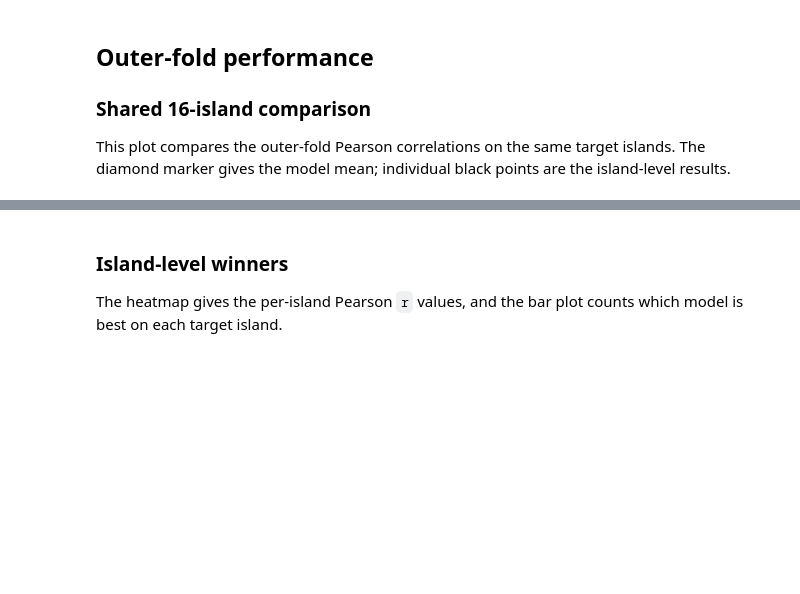
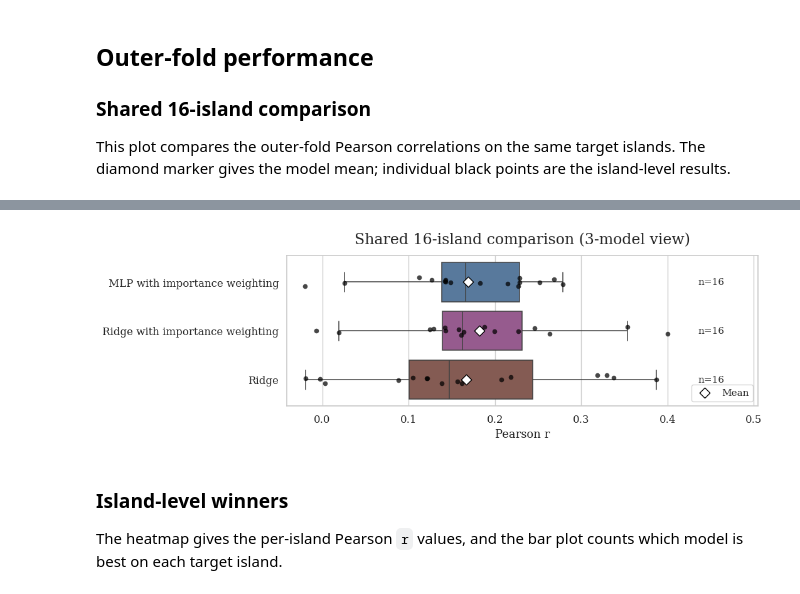
Before and after one commit to simennes/Master_thesis, a Jupyter notebook: notebooks/visualize_mlp_avggrm_vs_bpcrr_ridge.ipynb, the cells around one changed output, grey strips where cells are left out. Drawn from its saved outputs; the diff is of its cells as text; code cells hidden in the pictures; blank space fills up the shorter version.

Commit message:
importance 4 ready

```diff
--- a/notebooks/visualize_mlp_avggrm_vs_bpcrr_ridge.ipynb
+++ b/notebooks/visualize_mlp_avggrm_vs_bpcrr_ridge.ipynb
@@ -117,3 +121,90 @@ plot_full_baseline_comparison(report)
+# %%
+# Build the shared 16-island comparison, then keep only the requested models.
+
+import matplotlib.pyplot as plt
+import seaborn as sns
+
+full_df = build_full_baseline_comparison(report).copy()
+
+rename_map = {
+    "Ridge (density-ratio nested CV)": "Ridge with importance weighting",
+    "Ridge (PCA) | full_source_unweighted": "Ridge",
+    "MLP avgGRM weighted": "MLP with importance weighting",
+}
+
+subset_df = full_df.loc[full_df["model_label"].isin(rename_map)].copy()
+subset_df["model_label"] = subset_df["model_label"].map(rename_map)
+
+order = [
+    "MLP with importance weighting",
+    "Ridge with importance weighting",
+    "Ridge",
+]
+
+palette = {
+    "MLP with importance weighting": "#4C78A8",
+    "Ridge with importance weighting": "#A05195",
+    "Ridge": "#8C564B",
+}
+
+with plt.rc_context(viz_report.BOXPLOT_STYLE):
+    fig, ax = plt.subplots(figsize=(10.6, 3.4), constrained_layout=True)
+
+    sns.boxplot(
+        data=subset_df,
+        x="corr",
+        y="model_label",
+        order=order,
+        hue="model_label",
+        hue_order=order,
+        palette=palette,
+        dodge=False,
+        linewidth=1.1,
+        fliersize=0,
+        ax=ax,
+    )
+    if ax.legend_ is not None:
+        ax.legend_.remove()
+
+    sns.stripplot(
+        data=subset_df,
+        x="corr",
+        y="model_label",
+        order=order,
+        color="black",
+        alpha=0.72,
+        size=5.5,
+        ax=ax,
+    )
+
+    mean_map = subset_df.groupby("model_label")["corr"].mean()
+    ax.scatter(
+        [mean_map[label] for label in order],
+        list(range(len(order))),
+        marker="D",
+        s=70,
+        color="white",
+        edgecolor="black",
+        linewidth=1.0,
+        zorder=6,
+        label="Mean",
+    )
+
+    xmin, xmax = ax.get_xlim()
+    pad = 0.03 * (xmax - xmin)
+    for y, label in enumerate(order):
+        count = int((subset_df["model_label"] == label).sum())
+        ax.text(xmax + pad, y, f"n={count}", va="center", ha="left", fontsize=11)
+    ax.set_xlim(xmin, xmax + 0.18 * (xmax - xmin))
+
+    ax.set_title("Shared 16-island comparison (3-model view)", fontsize=17)
+    ax.set_xlabel("Pearson r")
+    ax.set_ylabel("")
+    ax.legend(loc="lower right", frameon=True)
+
+    plt.show()
+# %% [output]
+[figure, added]
 # %% [markdown]
 ### Island-level winners
 
```
Also changed, not shown: parts of 5 cells of this notebook, 3 other files.
